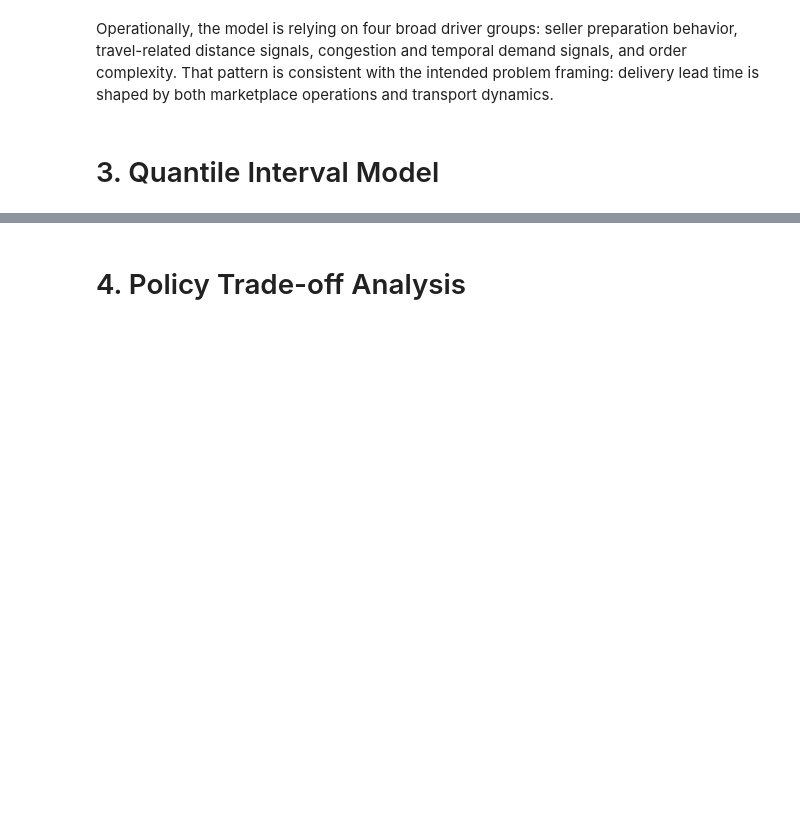
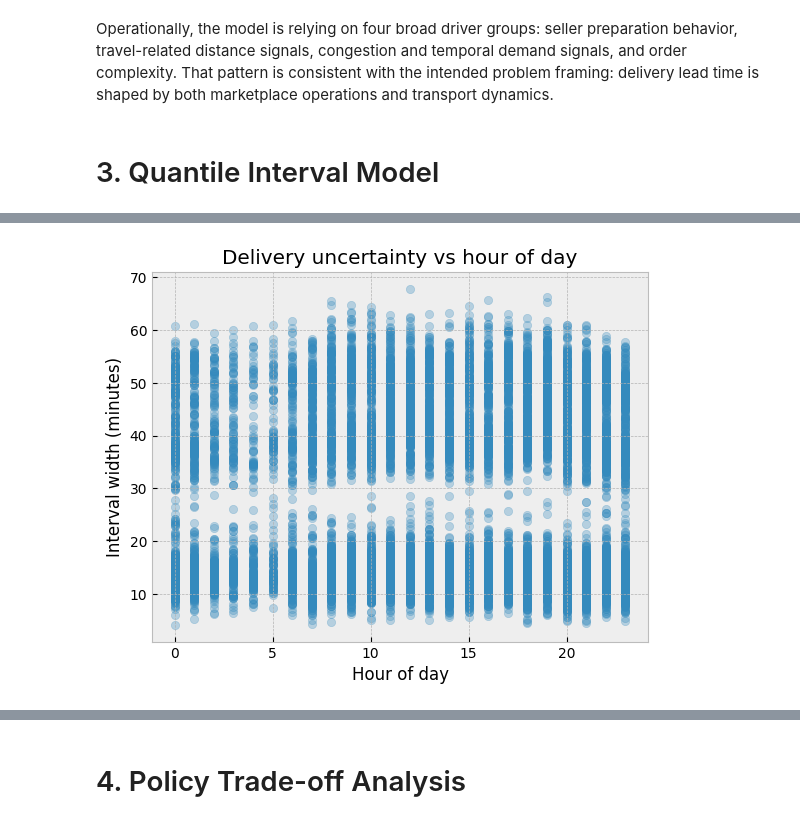
Before and after one commit to andres-troiano/shipping-delivery-promise, a Jupyter notebook: notebooks/results_demo.ipynb, the cells around one changed output, grey strips where cells are left out. Cells and saved outputs as stored; diff of their text form; code cells hidden in the pictures; blank space fills up the shorter version.

```diff
--- a/notebooks/results_demo.ipynb
+++ b/notebooks/results_demo.ipynb
@@ -293,0 +308,14 @@ else:
+# %%
+plt.scatter(
+    interval_predictions_val["hour_of_day"],
+    interval_predictions_val["interval_width"],
+    alpha=0.3
+)
+
+plt.xlabel("Hour of day")
+plt.ylabel("Interval width (minutes)")
+plt.title("Delivery uncertainty vs hour of day")
+
+plt.show()
+# %% [output]
+[figure, added]
```
Also changed, not shown: parts of 12 cells of this notebook.
